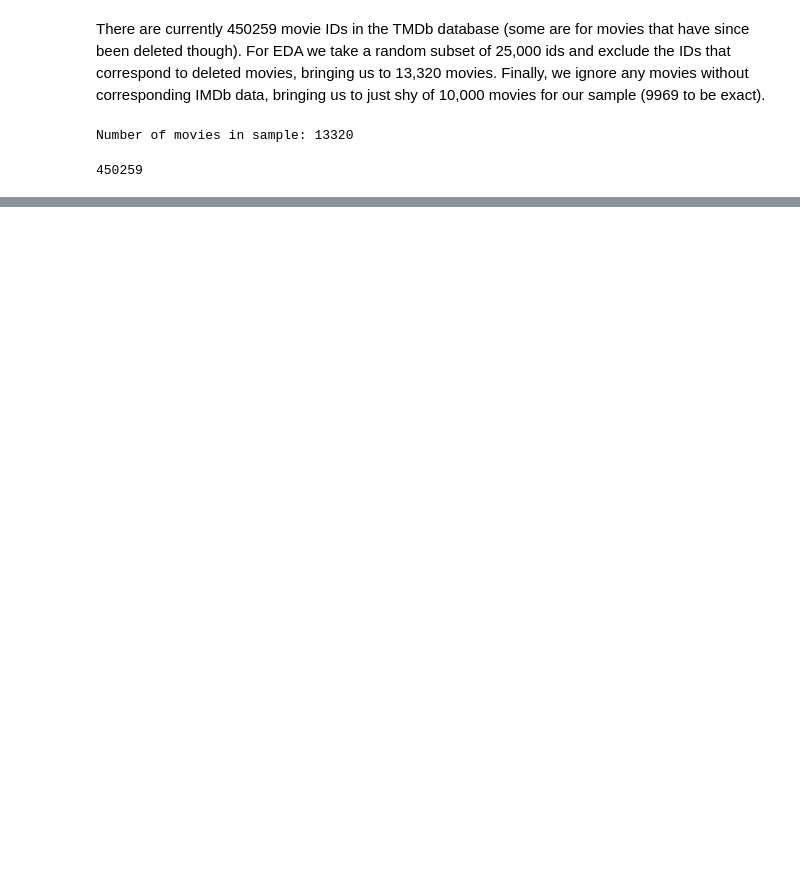
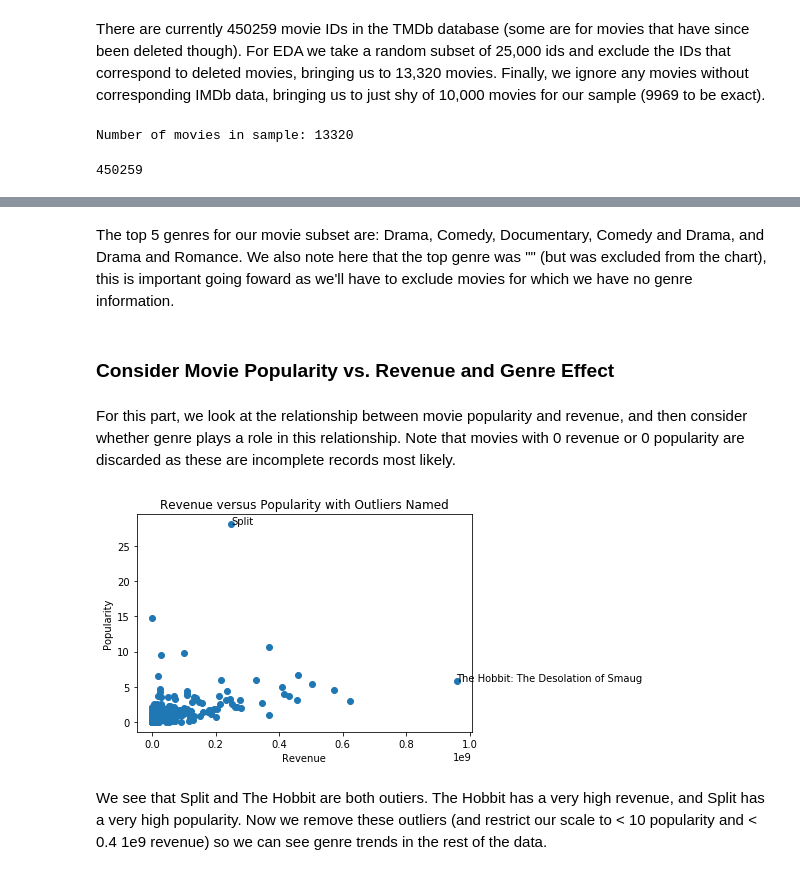
Before and after one commit to cocochrane/CS109B_FinalProject, a Jupyter notebook: Milestone1.ipynb, the cells around one changed output, grey strips where cells are left out. Cells and saved outputs as stored; diff of their text form; code cells hidden in the pictures; blank space fills up the shorter version.

```diff
--- a/Milestone1.ipynb
+++ b/Milestone1.ipynb
@@ -263,0 +362,40 @@ plt.show()
+# %% [markdown]
+The top 5 genres for our movie subset are: Drama, Comedy, Documentary, Comedy and Drama, and Drama and Romance. We also note here that the top genre was "" (but was excluded from the chart), this is important going foward as we'll have to exclude movies for which we have no genre information.
+# %% [markdown]
+### Consider Movie Popularity vs. Revenue and Genre Effect
+# %% [markdown]
+For this part, we look at the relationship between movie popularity and revenue, and then consider whether genre plays a role in this relationship. Note that movies with 0 revenue or 0 popularity are discarded as these are incomplete records most likely.
+# %%
+popularity = []
+revenue = []
+genres = []
+names = []
+
+for c in TMDB_dictionary.values():
+    rev = int(c['revenue'])
+    pop = float(c['popularity'])
+    gen = c['genres']
+    title = c['title']
+
+    if rev != 0 and pop != 0:
+        popularity.append(pop)
+        revenue.append(rev)
+        genres.append(gen)
+        names.append(title)
+
+fig, axs = plt.subplots(1)
+axs.scatter(x = revenue, y = popularity)
+axs.set_title("Revenue versus Popularity with Outliers Named")
+axs.set_ylabel('Popularity')
+axs.set_xlabel('Revenue')
+for i in range(len(names)):
+    if names[i] == 'Split' or names[i] == "The Hobbit: The Desolation of Smaug":
+        axs.annotate(names[i].decode('utf-8'), (revenue[i],popularity[i]))
+    else:
+        axs.annotate("", (revenue[i],popularity[i]))
+
+plt.show()
+# %% [output]
+[figure, added]
+# %% [markdown]
+We see that Split and The Hobbit are both outiers. The Hobbit has a very high revenue, and Split has a very high popularity. Now we remove these outliers (and restrict our scale to < 10 popularity and < 0.4 1e9 revenue) so we can see genre trends in the rest of the data.
```
Also changed, not shown: parts of 51 cells of this notebook.
